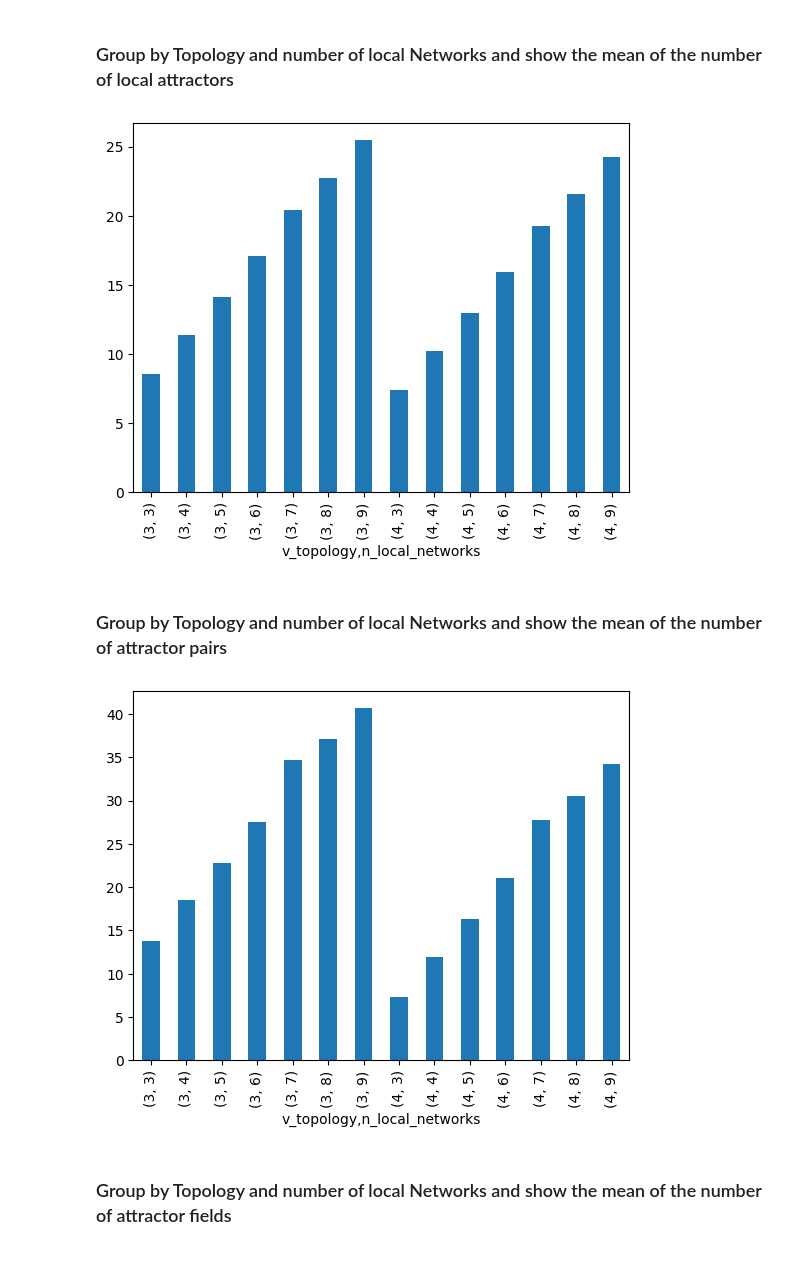
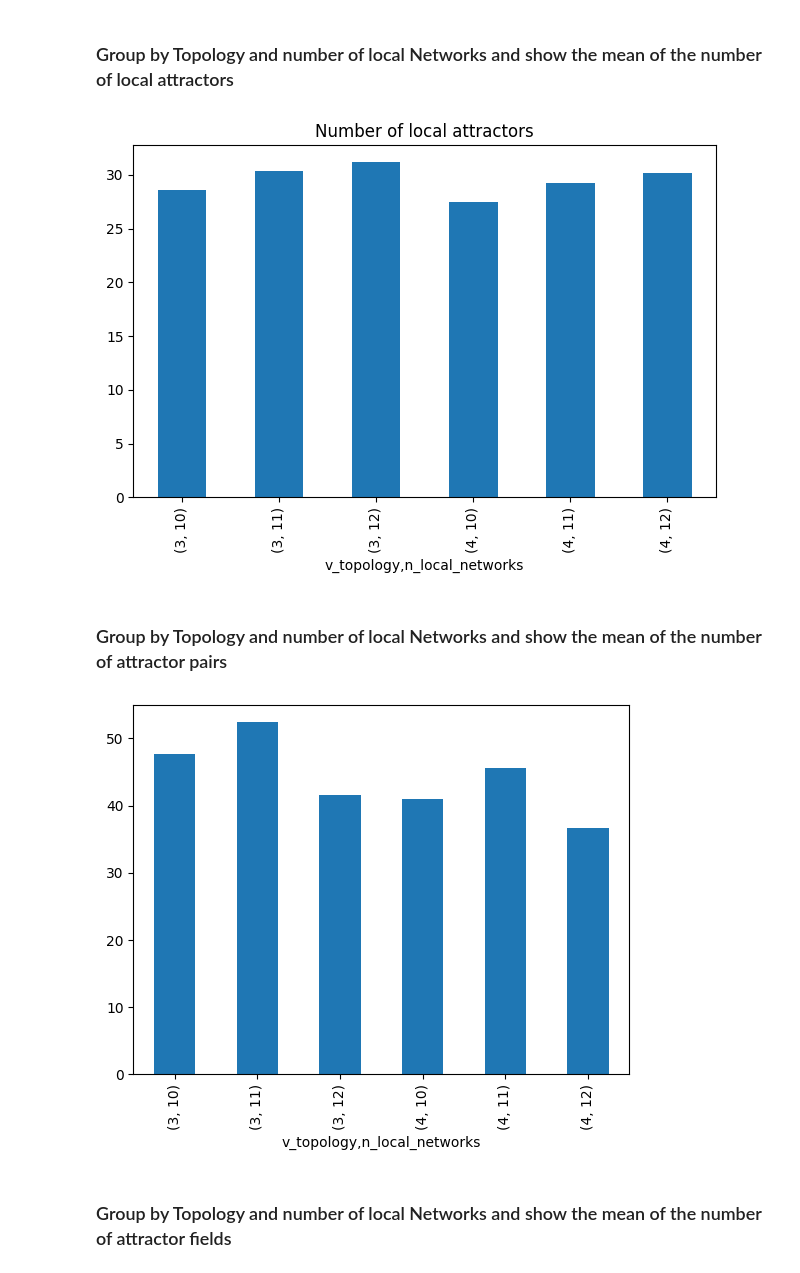
Before and after one commit to crptcusco/cbnetwork, a Jupyter notebook: experiments/structural/3_linear_circle/exp5_aleatory_linear_circle.ipynb, the cells around one changed output. Cells and saved outputs as stored; diff of their text form; code cells hidden in the pictures.

```diff
--- a/experiments/structural/3_linear_circle/exp5_aleatory_linear_circle.ipynb
+++ b/experiments/structural/3_linear_circle/exp5_aleatory_linear_circle.ipynb
@@ -10,7 +10,7 @@ import numpy as np
 import pandas as pd
 
 # Read the database
-df = pd.read_csv("exp5_aleatory_linear_circle_3_9_1000.csv")
+df = pd.read_csv("exp5_aleatory_linear_circle_10_12_50.csv")
 df = df.rename(columns={'Unnamed: 0': 'id_register'})
 df['id_register'] = df['id_register'] + 1
 df.keys()
@@ -41,14 +41,16 @@ df.head(10)
 # %%
 # group by v_topology 'v_topology' and put the mean of the 'n_pair_attractors'
 grouped_df = df.groupby(['v_topology', 'n_local_networks'])
 
 # Crear el gráfico de barras
 grouped_df['n_local_attractors'].mean().plot(kind='bar')
 
 # Mostrar el gráfico
+plt.title("Number of local attractors")
+plt.tight_layout()
 plt.show()
 # %% [output]
-[figure, old version]
+[figure, new version]
 # %% [markdown]
 ### Group by Topology and number of local Networks and show the mean of the number of attractor pairs
 # %%
@@ -61,7 +63,7 @@ grouped_df['n_pair_attractors'].mean().plot(kind='bar')
 # Mostrar el gráfico
 plt.show()
 # %% [output]
-[figure, old version]
+[figure, new version]
 # %% [markdown]
 ### Group by Topology and number of local Networks and show the mean of the number of attractor fields
 # %%
```
Also changed, not shown: parts of 40 cells of this notebook, 1 other file.
